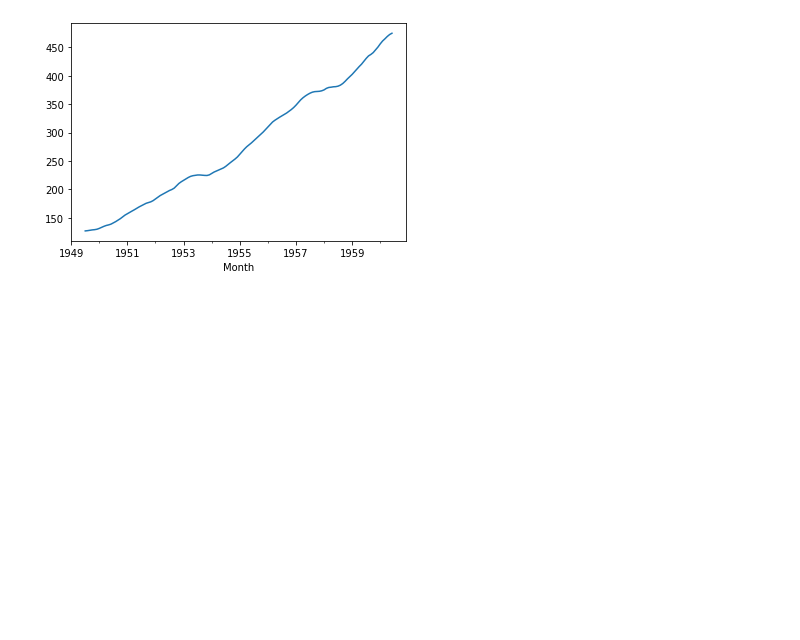
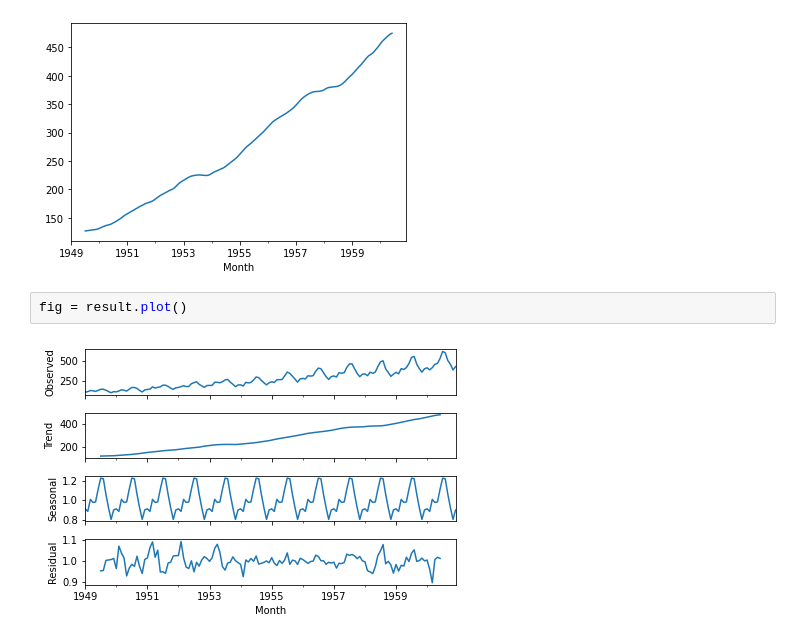
Before and after one commit to jamesponwith/FinancePortfolio, a Jupyter notebook: ets_decomposition.ipynb, the cells around one changed output. Drawn from its saved outputs; the diff is of its cells as text; blank space fills up the shorter version.

```diff
--- a/ets_decomposition.ipynb
+++ b/ets_decomposition.ipynb
@@ -50,3 +50,7 @@ result.trend.plot()
 # %% [output]
 <AxesSubplot:xlabel='Month'>
 [figure]
+# %%
+fig = result.plot()
+# %% [output]
+[figure, added]
```
Also changed, not shown: 2 other files.
